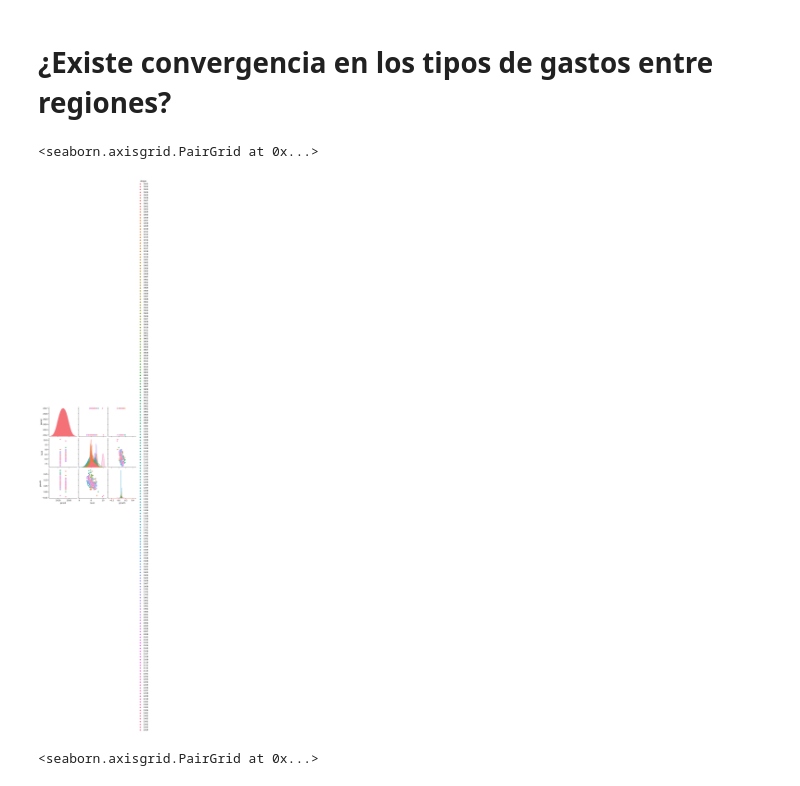
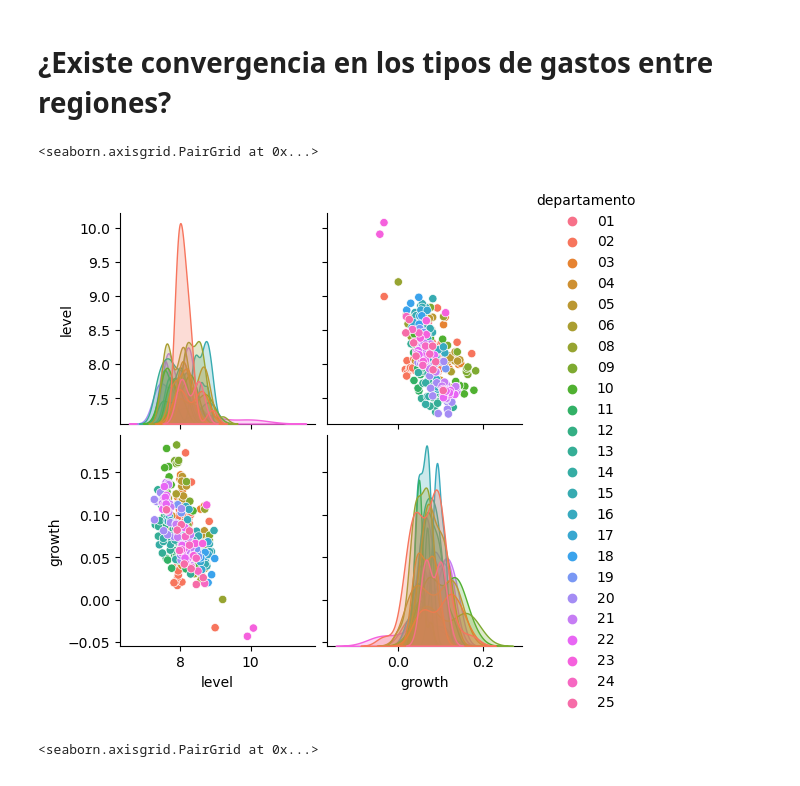
Before and after one commit to Erick11293/repo-intro, a Jupyter notebook: notebooks/convergencia.ipynb, the cells around one changed output. Cells and saved outputs as stored; diff of their text form; code cells hidden in the pictures.

```diff
--- a/notebooks/convergencia.ipynb
+++ b/notebooks/convergencia.ipynb
@@ -22,10 +22,10 @@ var_gastos = (gastos_x_periodo/gastos_x_periodo.shift(1, axis = 1))**(1/5)-1
 # %%
 data_conv = pd.concat([np.log(gastos_x_periodo.shift(1, axis = 1)),var_gastos], axis = 1, keys = ['level', 'growth']).stack()
 # %%
-sns.pairplot(data_conv.reset_index(), hue = 'ubigeo')
+sns.pairplot(data_conv.reset_index().assign(departamento = lambda df: df.ubigeo.str[0:2]).drop(columns = ['period']), hue = 'departamento')
 # %% [output]
 <seaborn.axisgrid.PairGrid at 0x...>
-[figure, old version]
+[figure, new version]
 # %%
 sns.pairplot(data_conv.reset_index(), hue = 'period')
 # %% [output]
```
Also changed, not shown: parts of 3 cells of this notebook, 3 other files.
